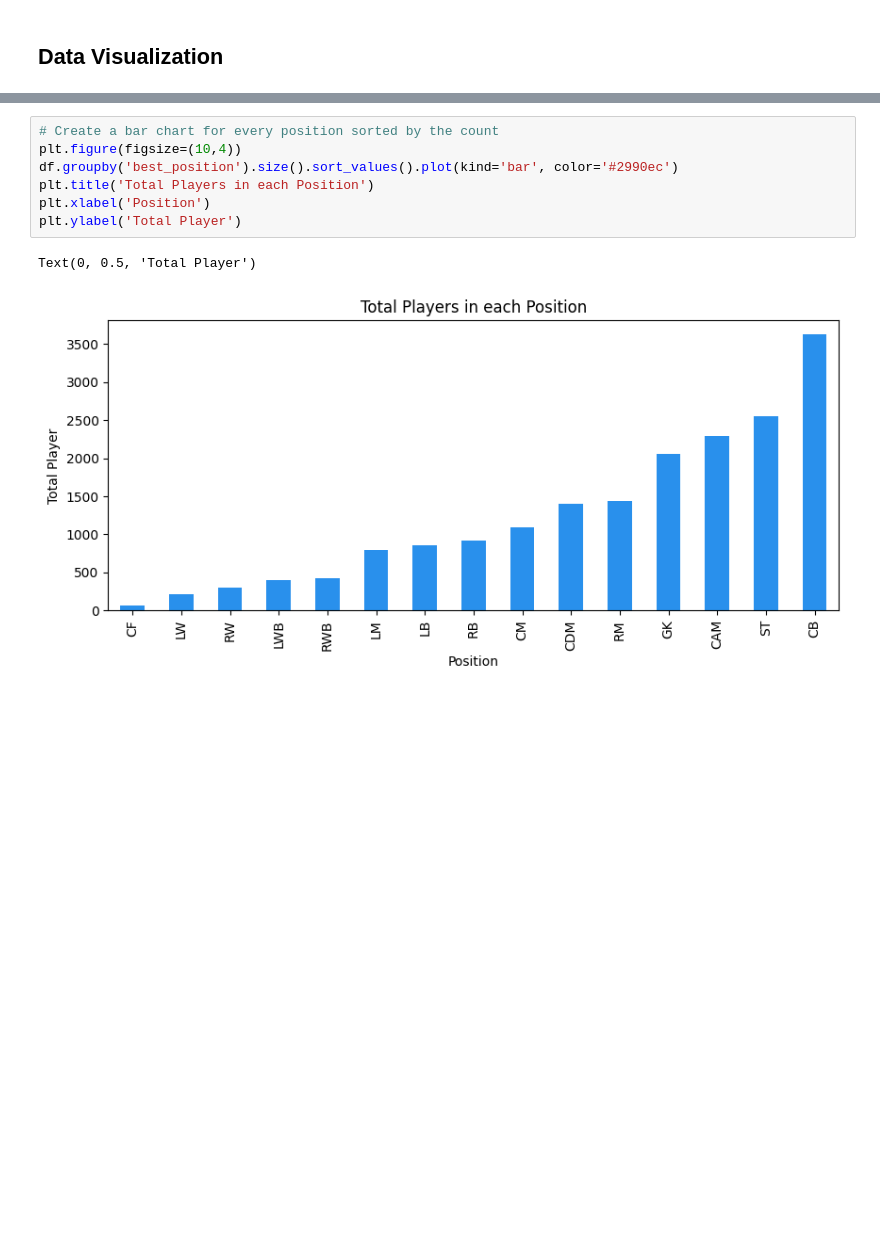
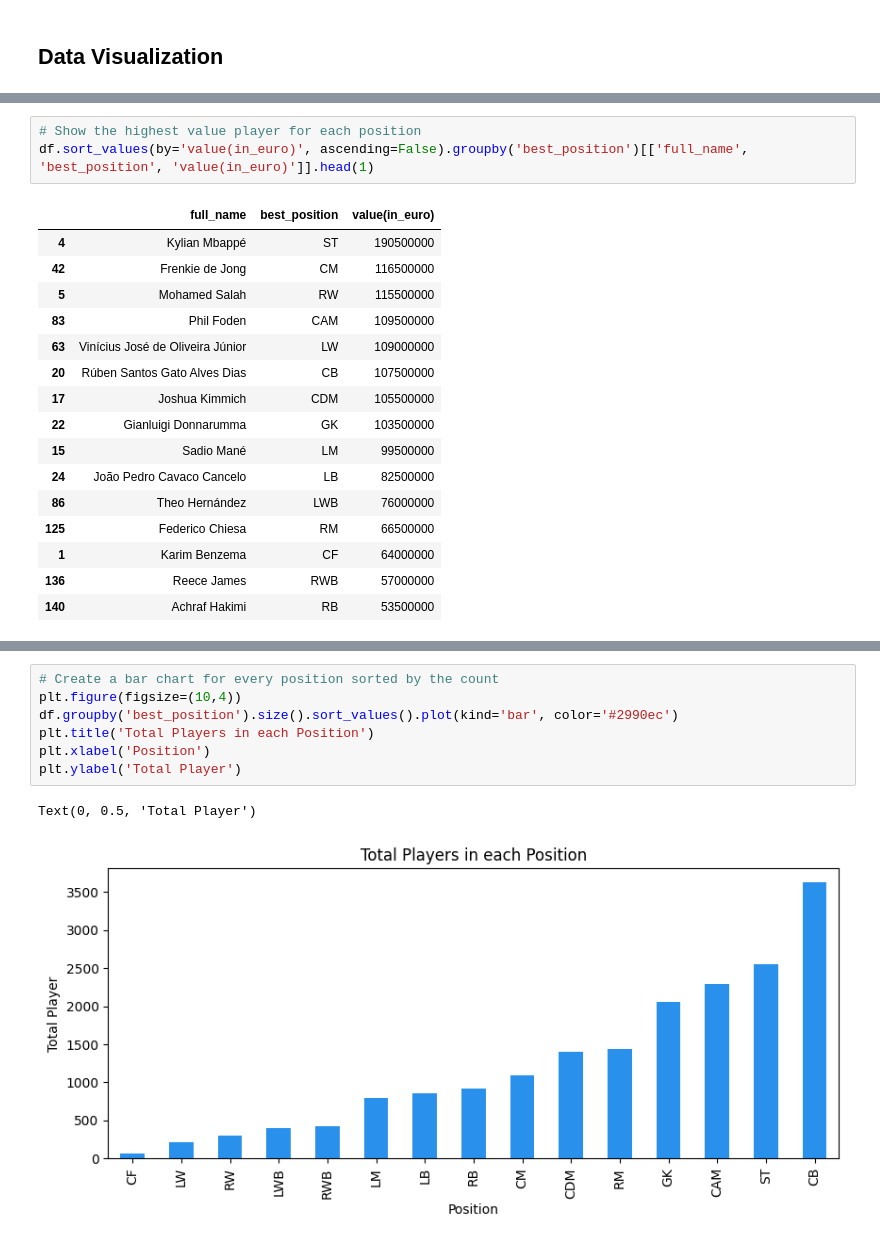
Before and after one commit to bradleyiversen21/ITEC4700_FinalProject, a Jupyter notebook: Project_Notebook.ipynb, the cells around one changed output, grey strips where cells are left out. Saved outputs shown, nothing was run; the diff lists cells and outputs as text; blank space fills up the shorter version.

```diff
--- a/Project_Notebook.ipynb
+++ b/Project_Notebook.ipynb
@@ -179,0 +177,20 @@ sorted_df.head()
+# %%
+# Show the highest value player for each position
+df.sort_values(by='value(in_euro)', ascending=False).groupby('best_position')[['full_name', 'best_position', 'value(in_euro)']].head(1)
+# %% [output]
+|  | full_name | best_position | value(in_euro) |
+| 4 | Kylian Mbappé | ST | 190500000 |
+| 42 | Frenkie de Jong | CM | 116500000 |
+| 5 | Mohamed Salah | RW | 115500000 |
+| 83 | Phil Foden | CAM | 109500000 |
+| 63 | Vinícius José de Oliveira Júnior | LW | 109000000 |
+| 20 | Rúben Santos Gato Alves Dias | CB | 107500000 |
+| 17 | Joshua Kimmich | CDM | 105500000 |
+| 22 | Gianluigi Donnarumma | GK | 103500000 |
+| 15 | Sadio Mané | LM | 99500000 |
+| 24 | João Pedro Cavaco Cancelo | LB | 82500000 |
+| 86 | Theo Hernández | LWB | 76000000 |
+| 125 | Federico Chiesa | RM | 66500000 |
+| 1 | Karim Benzema | CF | 64000000 |
+| 136 | Reece James | RWB | 57000000 |
+| 140 | Achraf Hakimi | RB | 53500000 |
```
Also changed, not shown: parts of 11 cells of this notebook.
